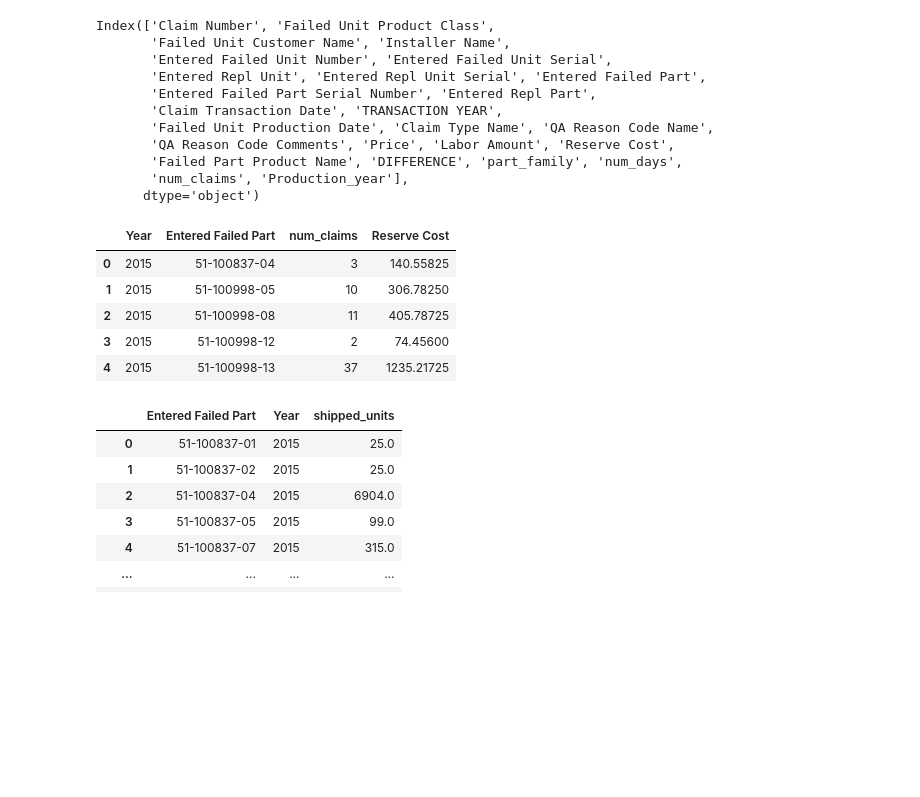
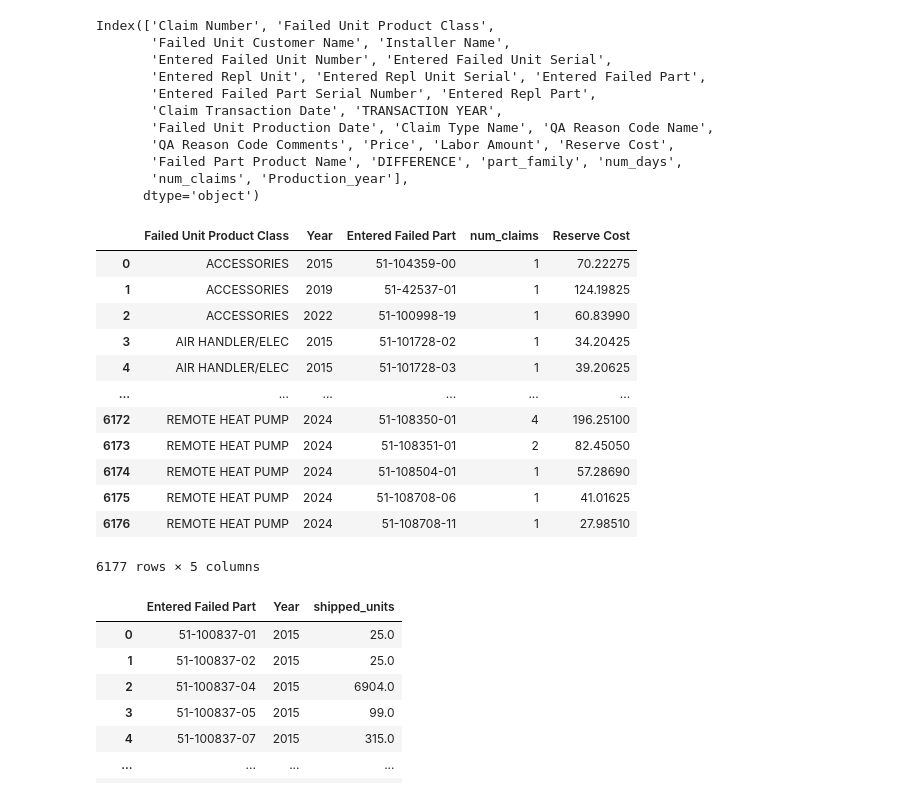
Before and after one commit to aamirrafii/SUPPLIER_RECOVERY, a Jupyter notebook: Data_prerp_supplier_kpi.ipynb, the cells around one changed output. Saved outputs shown, nothing was run; the diff lists cells and outputs as text; code cells hidden in the pictures; blank space fills up the shorter version.

```diff
--- a/Data_prerp_supplier_kpi.ipynb
+++ b/Data_prerp_supplier_kpi.ipynb
@@ -101,14 +101,21 @@ Index(['Claim Number', 'Failed Unit Product Class',
 # %%
 df_reg_grp = df_reg_filt.groupby(['Failed Unit Product Class','TRANSACTION YEAR','Entered Failed Part'])[['num_claims','Reserve Cost']].sum().reset_index()
 df_reg_grp = df_reg_grp.rename(columns={'TRANSACTION YEAR':'Year'})
-df_reg_grp.head()
+df_reg_grp
 # %% [output]
-|  | Year | Entered Failed Part | num_claims | Reserve Cost |
-| 0 | 2015 | 51-100837-04 | 3 | 140.55825 |
-| 1 | 2015 | 51-100998-05 | 10 | 306.78250 |
-| 2 | 2015 | 51-100998-08 | 11 | 405.78725 |
-| 3 | 2015 | 51-100998-12 | 2 | 74.45600 |
-| 4 | 2015 | 51-100998-13 | 37 | 1235.21725 |
+|  | Failed Unit Product Class | Year | Entered Failed Part | num_claims | Reserve Cost |
+| 0 | ACCESSORIES | 2015 | 51-104359-00 | 1 | 70.22275 |
+| 1 | ACCESSORIES | 2019 | 51-42537-01 | 1 | 124.19825 |
+| 2 | ACCESSORIES | 2022 | 51-100998-19 | 1 | 60.83990 |
+| 3 | AIR HANDLER/ELEC | 2015 | 51-101728-02 | 1 | 34.20425 |
+| 4 | AIR HANDLER/ELEC | 2015 | 51-101728-03 | 1 | 39.20625 |
+| ... | ... | ... | ... | ... | ... |
+| 6172 | REMOTE HEAT PUMP | 2024 | 51-108350-01 | 4 | 196.25100 |
+| 6173 | REMOTE HEAT PUMP | 2024 | 51-108351-01 | 2 | 82.45050 |
+| 6174 | REMOTE HEAT PUMP | 2024 | 51-108504-01 | 1 | 57.28690 |
+| 6175 | REMOTE HEAT PUMP | 2024 | 51-108708-06 | 1 | 41.01625 |
+| 6176 | REMOTE HEAT PUMP | 2024 | 51-108708-11 | 1 | 27.98510 |
+6177 rows × 5 columns
 # %%
 df_supp
 # Unpivot the DataFrame
```
Also changed, not shown: parts of 8 cells of this notebook, 1 other file.
